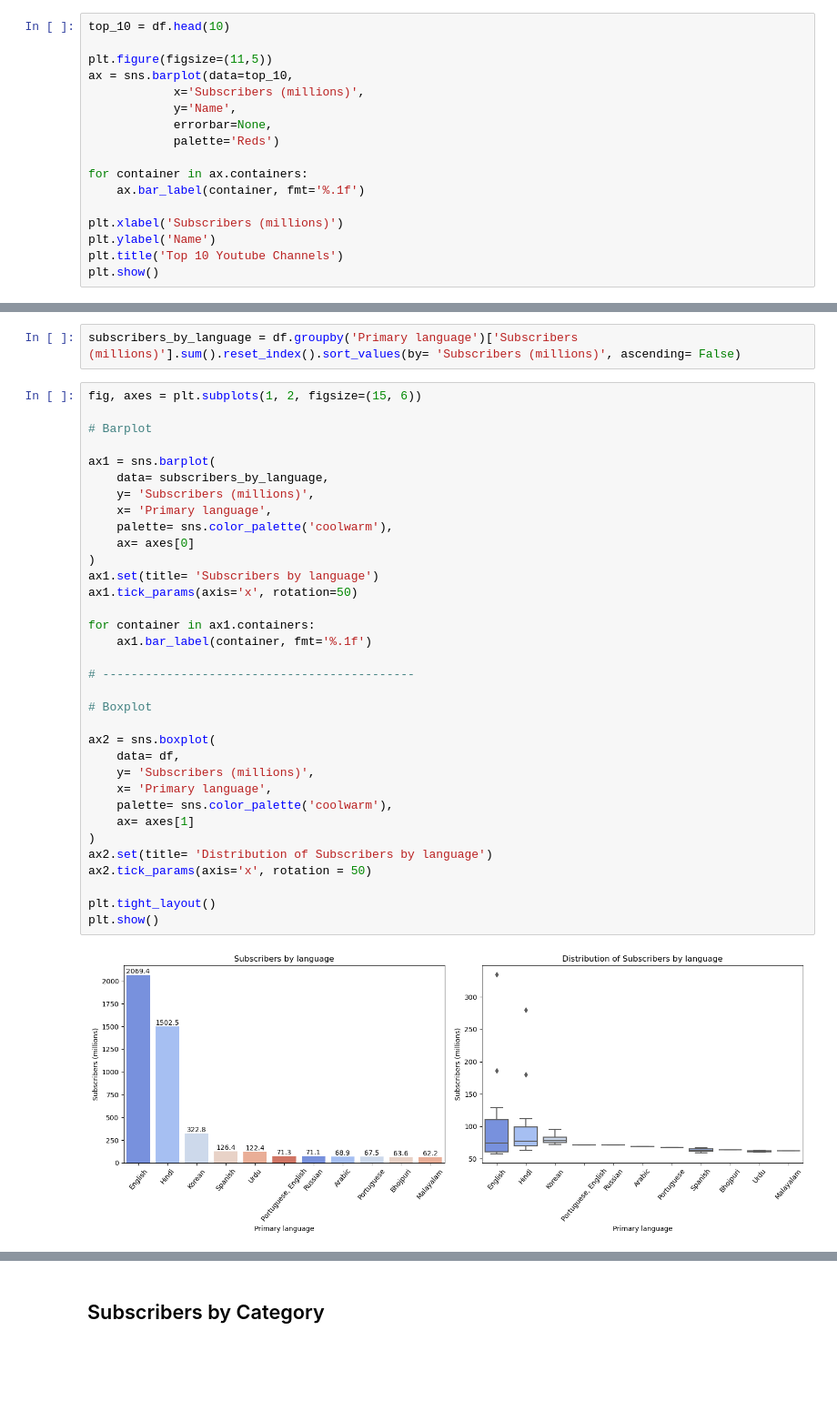
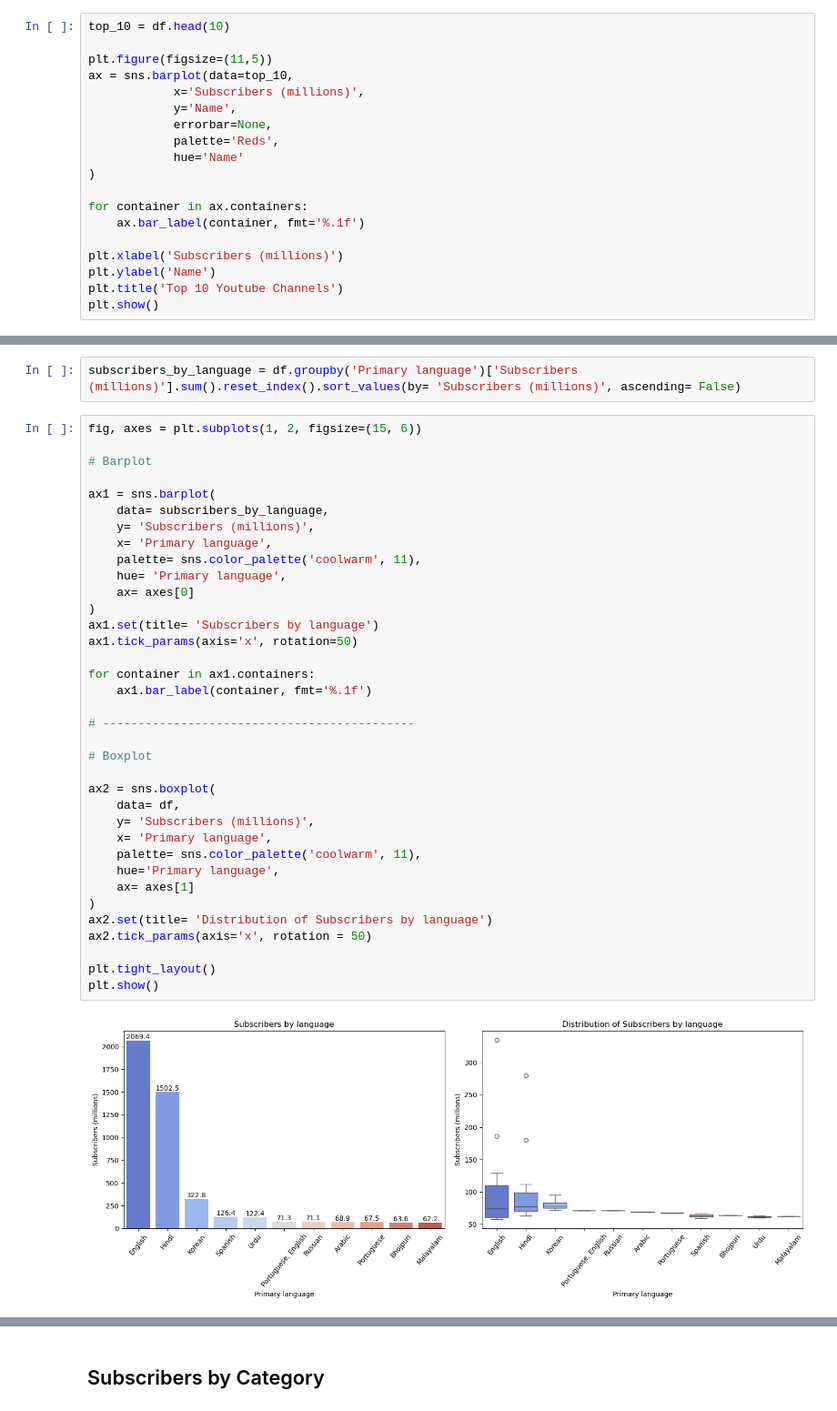
Before and after one commit to MatheusSakai/YoutubeSubscribers, a Jupyter notebook: youtube_subscribers.ipynb, the cells around one changed output, grey strips where cells are left out. Shown: that part at 91% size. Drawn from its saved outputs; the diff is of its cells as text; blank space fills up the shorter version.

```diff
--- a/youtube_subscribers.ipynb
+++ b/youtube_subscribers.ipynb
@@ -78,7 +198,9 @@ ax = sns.barplot(data=top_10,
             x='Subscribers (millions)',
             y='Name',
             errorbar=None,
-            palette='Reds')
+            palette='Reds',
+            hue='Name'
+)
 
 for container in ax.containers:
     ax.bar_label(container, fmt='%.1f')
@@ -115,33 +237,35 @@ fig, axes = plt.subplots(1, 2, figsize=(15, 6))
 # Barplot
 
 ax1 = sns.barplot(
     data= subscribers_by_language,
     y= 'Subscribers (millions)',
     x= 'Primary language',
-    palette= sns.color_palette('coolwarm'),
+    palette= sns.color_palette('coolwarm', 11),
+    hue= 'Primary language',
     ax= axes[0]
 )
 ax1.set(title= 'Subscribers by language')
 ax1.tick_params(axis='x', rotation=50)
 
 for container in ax1.containers:
     ax1.bar_label(container, fmt='%.1f')
 
 # --------------------------------------------
 
 # Boxplot
 
 ax2 = sns.boxplot(
     data= df,
     y= 'Subscribers (millions)',
     x= 'Primary language',
-    palette= sns.color_palette('coolwarm'),
+    palette= sns.color_palette('coolwarm', 11),
+    hue='Primary language',
     ax= axes[1]
 )
 ax2.set(title= 'Distribution of Subscribers by language')
 ax2.tick_params(axis='x', rotation = 50)
 
 plt.tight_layout()
 plt.show()
 # %% [output]
-[figure, old version]
+[figure, new version]
```
Also changed, not shown: parts of 23 cells of this notebook.
